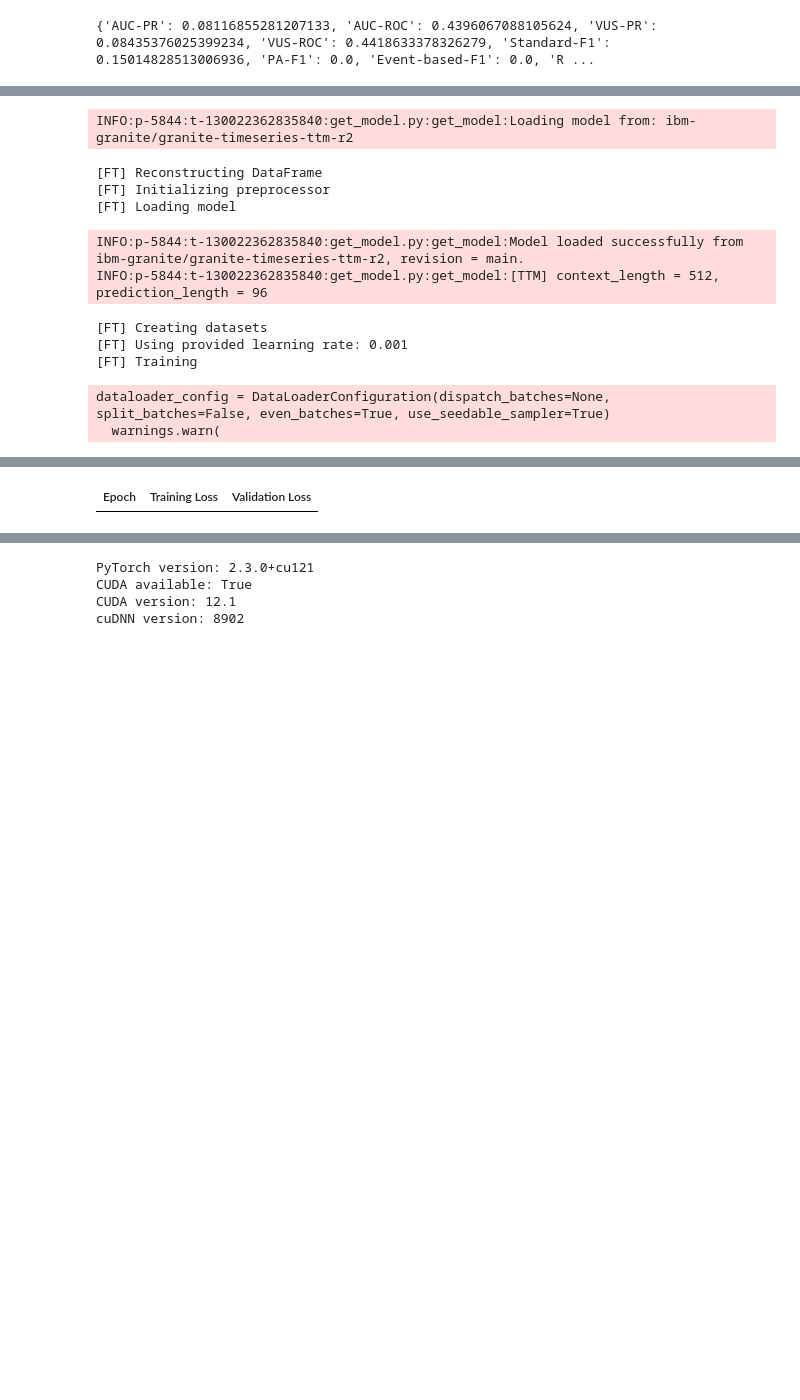
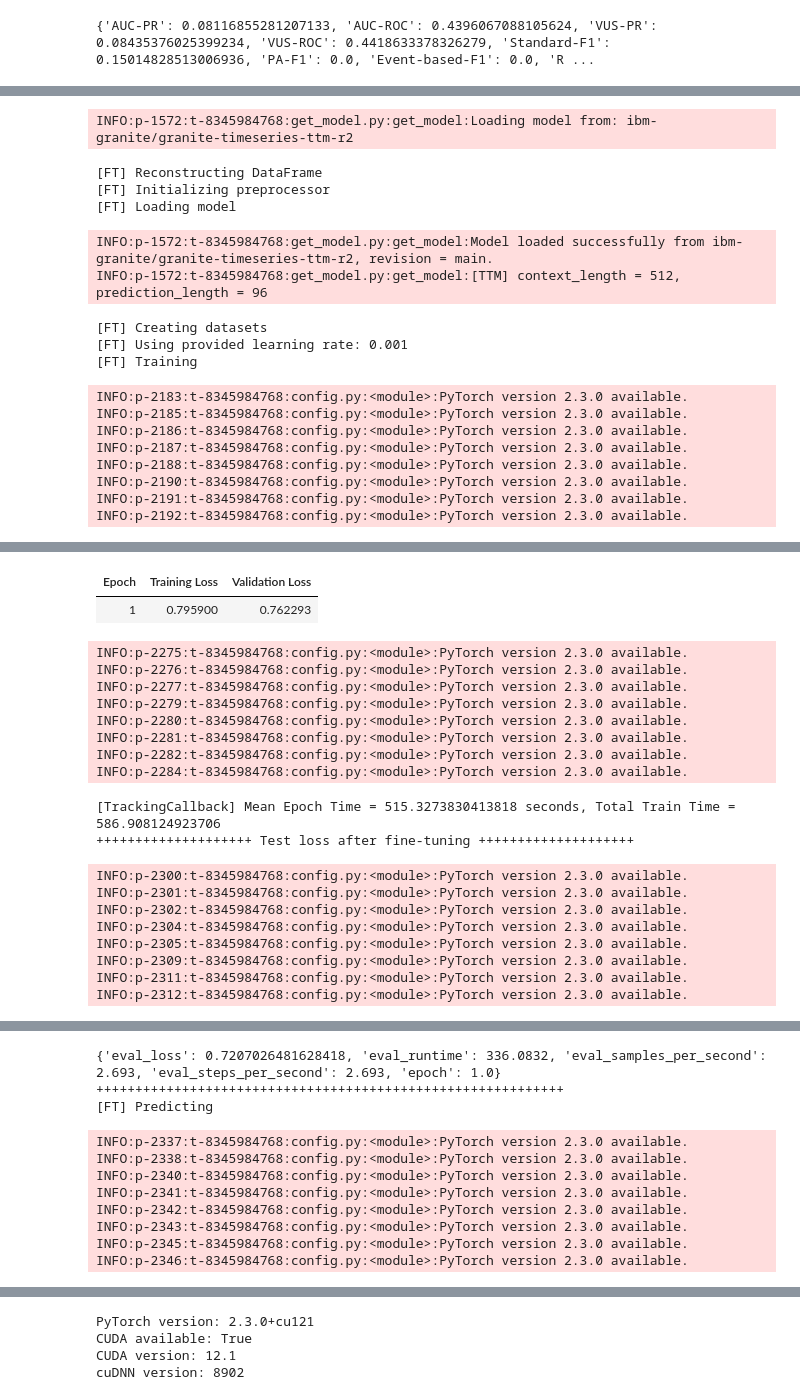
Before and after one commit to AyumiTPK/TSB-AD, a Jupyter notebook: AD.ipynb, the cells around one changed output, grey strips where cells are left out. Cells and saved outputs as stored; diff of their text form; code cells hidden in the pictures; blank space fills up the shorter version.

Commit message:
Updated TTM after prediction

```diff
--- a/AD.ipynb
+++ b/AD.ipynb
@@ -114,9 +100,7 @@ from TSB_AD.evaluation.metrics import get_metrics
 
 # Specify Anomaly Detector to use and data directory
 AD_Name ='TTM_FT'
-data_direc = 'Datasets/TSB-AD-M/115_PSM_id_1_Facility_tr_50000_1st_129872.csv'
-#data_direc = 'Datasets/TSB-AD-U/140_MSL_id_1_Sensor_tr_530_1st_630.csv'
-
+data_direc = 'Datasets/TSB-AD-M/116_TAO_id_1_Environment_tr_500_1st_3.csv'
 # Load data
 df = pd.read_csv(data_direc).dropna() #.iloc[80000:]
 data = df.iloc[:, 0:-1].values.astype(float)
@@ -133,14 +117,20 @@ output = run_Semisupervise_AD(
 # Evaluation
 evaluation_100 = get_metrics(output, label)
 # %% [output]
-INFO:p-5844:t-130022362835840:get_model.py:get_model:Loading model from: ibm-granite/granite-timeseries-ttm-r2
+INFO:p-1572:t-8345984768:get_model.py:get_model:Loading model from: ibm-granite/granite-timeseries-ttm-r2
 [FT] Reconstructing DataFrame
 [FT] Initializing preprocessor
 [FT] Loading model
-INFO:p-5844:t-130022362835840:get_model.py:get_model:Model loaded successfully from ibm-granite/granite-timeseries-ttm-r2, revision = main.
-INFO:p-5844:t-130022362835840:get_model.py:get_model:[TTM] context_length = 512, prediction_length = 96
+INFO:p-1572:t-8345984768:get_model.py:get_model:Model loaded successfully from ibm-granite/granite-timeseries-ttm-r2, revision = main.
+INFO:p-1572:t-8345984768:get_model.py:get_model:[TTM] context_length = 512, prediction_length = 96
 [FT] Creating datasets
 [FT] Using provided learning rate: 0.001
 [FT] Training
-dataloader_config = DataLoaderConfiguration(dispatch_batches=None, split_batches=False, even_batches=True, use_seedable_sampler=True)
-  warnings.warn(
+INFO:p-2183:t-8345984768:config.py:<module>:PyTorch version 2.3.0 available.
+INFO:p-2185:t-8345984768:config.py:<module>:PyTorch version 2.3.0 available.
+INFO:p-2186:t-8345984768:config.py:<module>:PyTorch version 2.3.0 available.
+INFO:p-2187:t-8345984768:config.py:<module>:PyTorch version 2.3.0 available.
+INFO:p-2188:t-8345984768:config.py:<module>:PyTorch version 2.3.0 available.
+INFO:p-2190:t-8345984768:config.py:<module>:PyTorch version 2.3.0 available.
+INFO:p-2191:t-8345984768:config.py:<module>:PyTorch version 2.3.0 available.
+INFO:p-2192:t-8345984768:config.py:<module>:PyTorch version 2.3.0 available.
@@ -148 +138,20 @@ dataloader_config = DataLoaderConfiguration(dispatch_batches=None, split_batches
 | Epoch | Training Loss | Validation Loss |
+| 1 | 0.795900 | 0.762293 |
+INFO:p-2275:t-8345984768:config.py:<module>:PyTorch version 2.3.0 available.
+INFO:p-2276:t-8345984768:config.py:<module>:PyTorch version 2.3.0 available.
+INFO:p-2277:t-8345984768:config.py:<module>:PyTorch version 2.3.0 available.
+INFO:p-2279:t-8345984768:config.py:<module>:PyTorch version 2.3.0 available.
+INFO:p-2280:t-8345984768:config.py:<module>:PyTorch version 2.3.0 available.
+INFO:p-2281:t-8345984768:config.py:<module>:PyTorch version 2.3.0 available.
+INFO:p-2282:t-8345984768:config.py:<module>:PyTorch version 2.3.0 available.
+INFO:p-2284:t-8345984768:config.py:<module>:PyTorch version 2.3.0 available.
+[TrackingCallback] Mean Epoch Time = 515.3273830413818 seconds, Total Train Time = 586.908124923706
+++++++++++++++++++++ Test loss after fine-tuning ++++++++++++++++++++
+INFO:p-2300:t-8345984768:config.py:<module>:PyTorch version 2.3.0 available.
+INFO:p-2301:t-8345984768:config.py:<module>:PyTorch version 2.3.0 available.
+INFO:p-2302:t-8345984768:config.py:<module>:PyTorch version 2.3.0 available.
+INFO:p-2304:t-8345984768:config.py:<module>:PyTorch version 2.3.0 available.
+INFO:p-2305:t-8345984768:config.py:<module>:PyTorch version 2.3.0 available.
+INFO:p-2309:t-8345984768:config.py:<module>:PyTorch version 2.3.0 available.
+INFO:p-2311:t-8345984768:config.py:<module>:PyTorch version 2.3.0 available.
+INFO:p-2312:t-8345984768:config.py:<module>:PyTorch version 2.3.0 available.
@@ -148,0 +159,11 @@ dataloader_config = DataLoaderConfiguration(dispatch_batches=None, split_batches
+{'eval_loss': 0.7207026481628418, 'eval_runtime': 336.0832, 'eval_samples_per_second': 2.693, 'eval_steps_per_second': 2.693, 'epoch': 1.0}
+++++++++++++++++++++++++++++++++++++++++++++++++++++++++++++
+[FT] Predicting
+INFO:p-2337:t-8345984768:config.py:<module>:PyTorch version 2.3.0 available.
+INFO:p-2338:t-8345984768:config.py:<module>:PyTorch version 2.3.0 available.
+INFO:p-2340:t-8345984768:config.py:<module>:PyTorch version 2.3.0 available.
+INFO:p-2341:t-8345984768:config.py:<module>:PyTorch version 2.3.0 available.
+INFO:p-2342:t-8345984768:config.py:<module>:PyTorch version 2.3.0 available.
+INFO:p-2343:t-8345984768:config.py:<module>:PyTorch version 2.3.0 available.
+INFO:p-2345:t-8345984768:config.py:<module>:PyTorch version 2.3.0 available.
+INFO:p-2346:t-8345984768:config.py:<module>:PyTorch version 2.3.0 available.
```
Also changed, not shown: parts of 5 cells of this notebook, 2 other files.
